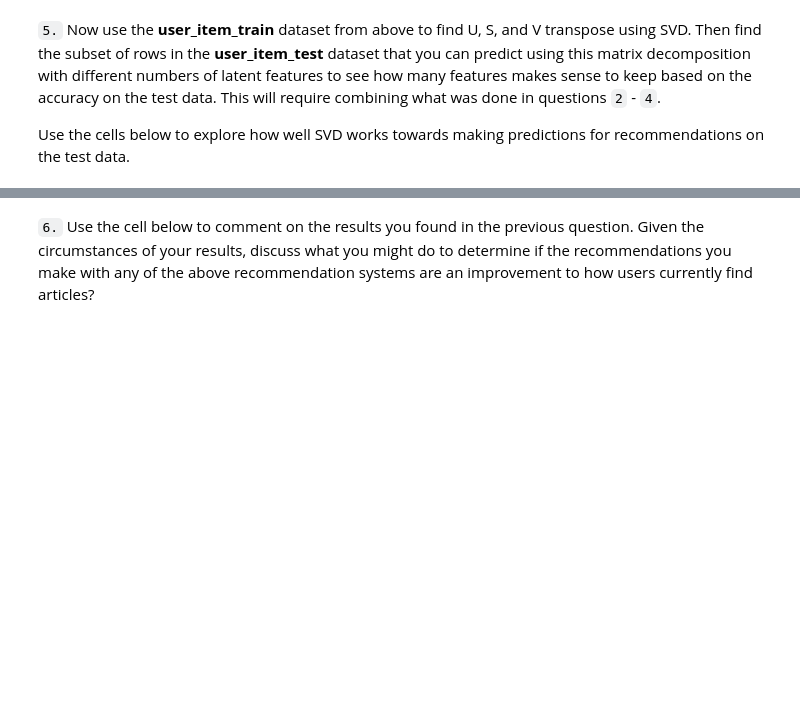
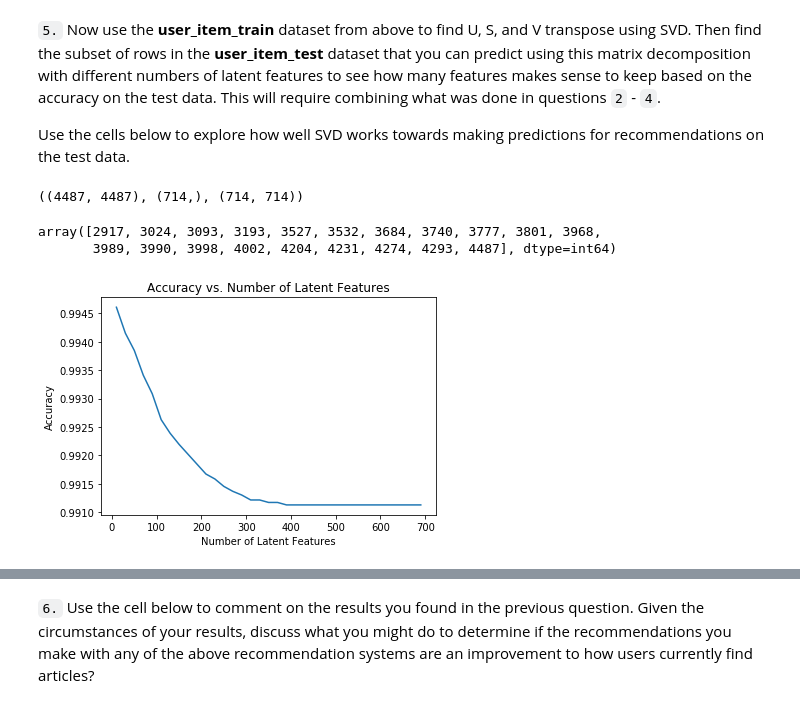
Before and after one commit to dujamaa/Proj3_Recommendations, a Jupyter notebook: Recommendations_with_IBM.ipynb, the cells around one changed output, grey strips where cells are left out. Saved outputs shown, nothing was run; the diff lists cells and outputs as text; code cells hidden in the pictures; blank space fills up the shorter version.

Commit message:
feat: Complete matrix factorization
Complete Part V: Matrix Factoriztion

```diff
--- a/Recommendations_with_IBM.ipynb
+++ b/Recommendations_with_IBM.ipynb
@@ -892,7 +892,58 @@ Awesome job!  That's right!  All of the test movies are in the training data, bu
 Use the cells below to explore how well SVD works towards making predictions for recommendations on the test data.
 # %%
 # fit SVD on the user_item_train matrix
-u_train, s_train, vt_train = # fit svd similar to above then use the cells below
+u_train, s_train, vt_train = np.linalg.svd(user_item_train) # fit svd similar to above then use the cells below
+u_train.shape, s_train.shape, vt_train.shape
+# %% [output]
+((4487, 4487), (714,), (714, 714))
 # %%
-# Use these cells to see how well you can use the training
-# decomposition to predict on test data
+# Use these cells to see how well you can use the training decomposition to predict on test data
+
+# user_ids in training set
+train_idx = np.array(user_item_train.index)
+
+# The subset of users in both training and user_item_test on which predictions can be made:
+pred_idx = np.array(pd.Index(train_idx).intersection(test_idx))
+
+# The user_item_test subset matrix
+user_item_test_subset = user_item_test[user_item_test.index.isin(pred_idx)]
+# %% [output]
+array([2917, 3024, 3093, 3193, 3527, 3532, 3684, 3740, 3777, 3801, 3968,
+       3989, 3990, 3998, 4002, 4204, 4231, 4274, 4293, 4487], dtype=int64)
+# %%
+# Get user row from training data that is in test data
+train_row = []
+for user in pred_idx:
+    user_row = np.where(train_idx == user)[0][0]
+    train_row.append(user_row)
+
+# Get article column from training data that is in test data
+train_articles = np.array(user_item_train.columns).astype(str)
+train_column = []
+for article in test_arts:
+    article_column = np.where(train_articles == article)[0][0]
+    train_column.append(article_column)
+
+num_latent_feats = np.arange(10,700+10,20)
+sum_errs = []
+
+for k in num_latent_feats:
+    # restructure with k latent features
+    s_train_new, u_train_new, vt_train_new = np.diag(s_train[:k]), u_train[:, :k], vt_train[:k, :]
+
+    # take dot product of only the user and article rows and columns that are in the test dataset
+    user_item_est = np.around(np.dot(np.dot(u_train_new[train_row, :], s_train_new), vt_train_new[:, train_column]))
+
+    # compute error for each prediction in user_item_est to actual value in user_item_test_subset
+    diffs = np.subtract(user_item_test_subset , user_item_est)
+
+    # total errors and keep track of them
+    err = np.sum(np.sum(np.abs(diffs)))
+    sum_errs.append(err)
+
+plt.plot(num_latent_feats, 1 - np.array(sum_errs)/df.shape[0]);
+plt.xlabel('Number of Latent Features');
+plt.ylabel('Accuracy');
+plt.title('Accuracy vs. Number of Latent Features');
+# %% [output]
+[figure, added]
```
Also changed, not shown: parts of 3 cells of this notebook.
